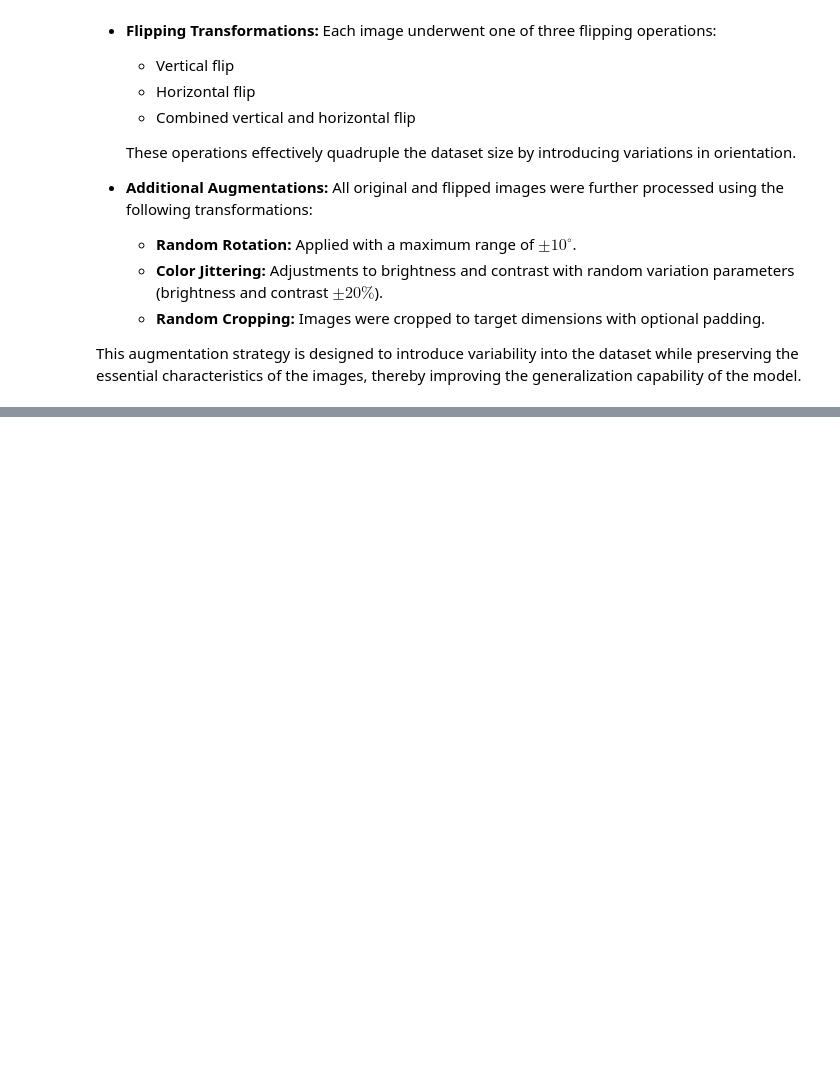
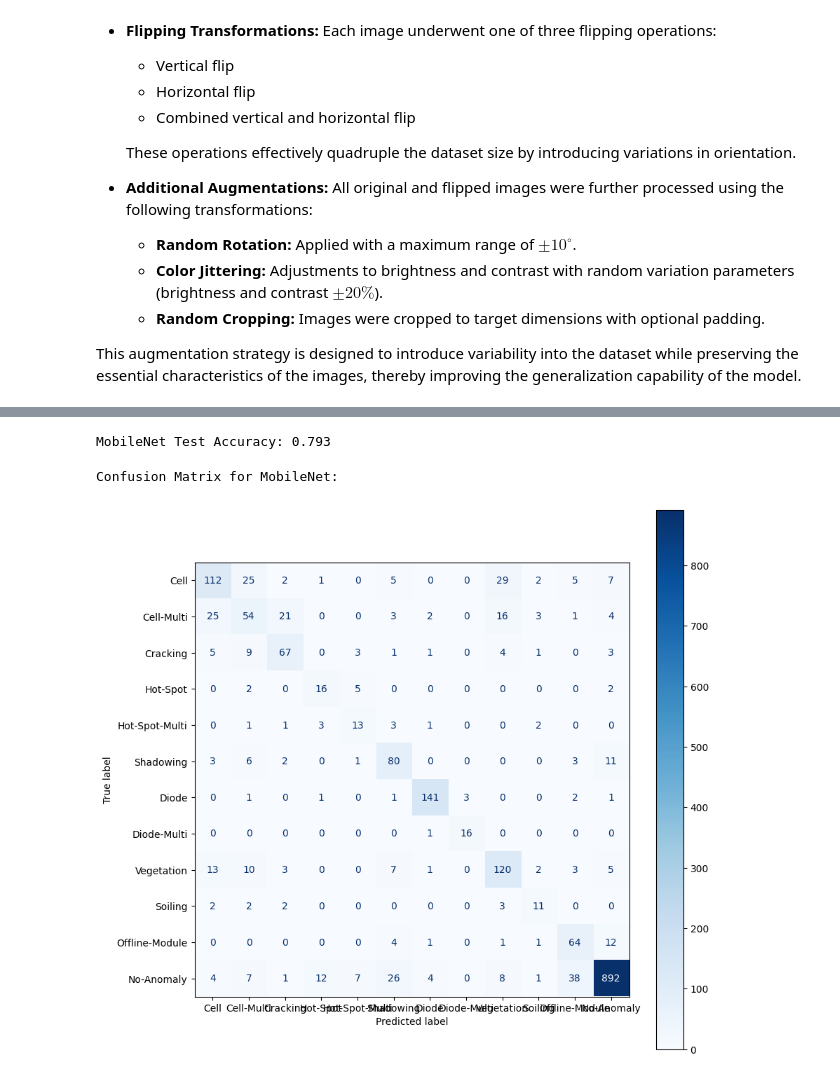
Before and after one commit to RVasconcelosMiguel/ComputerVision, a Jupyter notebook: CV_Proj2.ipynb, the cells around one changed output, grey strips where cells are left out. Saved outputs shown, nothing was run; the diff lists cells and outputs as text; code cells hidden in the pictures; blank space fills up the shorter version.

Commit message:
AI model

```diff
--- a/CV_Proj2.ipynb
+++ b/CV_Proj2.ipynb
@@ -1586,0 +1640,24 @@ This augmentation strategy is designed to introduce variability into the dataset
+# %%
+def test(model, dataloader, loss_fn, device):
+    model.eval()
+    test_loss = 0.0
+    correct = 0
+    y_true, y_pred = [], []
+
+    with torch.no_grad():
+        for images, labels in dataloader:
+            images, labels = images.to(device), labels.to(device)
+
+            outputs = model(images)
+            loss = loss_fn(outputs, labels)
+            test_loss += loss.item()
+
+            _, preds = torch.max(outputs, 1)
+            correct += (preds == labels).sum().item()
+
+            y_true.extend(labels.cpu().numpy())
+            y_pred.extend(preds.cpu().numpy())
+
+    avg_loss = test_loss / len(dataloader)
+    accuracy = correct / len(dataloader.dataset)
+    return avg_loss, accuracy, y_true, y_pred
@@ -1586,0 +1701,26 @@ This augmentation strategy is designed to introduce variability into the dataset
+# %%
+mobilenet_model.load_state_dict(torch.load("mobilenet_best_model_gray.pth"))
+
+test_loss_mobilenet, test_accuracy_mobilenet, y_true_mobilenet, y_pred_mobilenet = test(
+    mobilenet_model, test_loader_c, loss_fn_mobilenet, device
+)
+
+print("MobileNet Test Accuracy:", test_accuracy_mobilenet)
+# %% [output]
+MobileNet Test Accuracy: 0.793
+# %%
+def plot_confusion_matrix(labels, pred_labels, class_names):
+    fig = plt.figure(figsize=(10, 10))
+    ax = fig.add_subplot(1, 1, 1)
+    cm = confusion_matrix(labels, pred_labels)
+    disp = ConfusionMatrixDisplay(confusion_matrix=cm, display_labels=class_names)
+    disp.plot(values_format='d', cmap='Blues', ax=ax)
+    plt.show()
+
+class_names_c = ['Cell', 'Cell-Multi', 'Cracking', 'Hot-Spot', 'Hot-Spot-Multi', 'Shadowing', 'Diode', 'Diode-Multi', 'Vegetation', 'Soiling', 'Offline-Module', 'No-Anomaly']
+
+print("\nConfusion Matrix for MobileNet:")
+plot_confusion_matrix(y_true_mobilenet, y_pred_mobilenet, class_names_c)
+# %% [output]
+Confusion Matrix for MobileNet:
+[figure, added]
```
Also changed, not shown: parts of 8 cells of this notebook.
